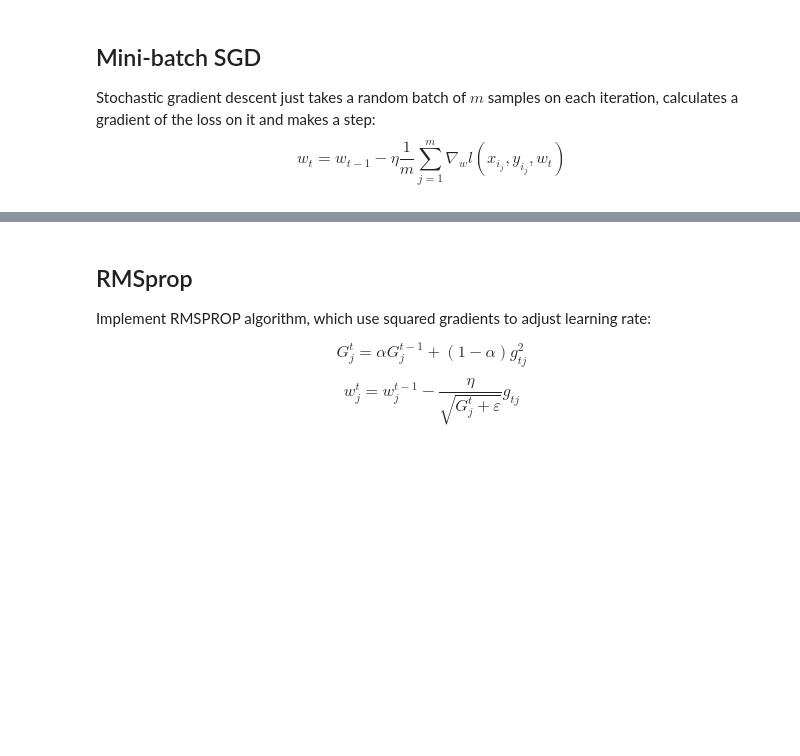
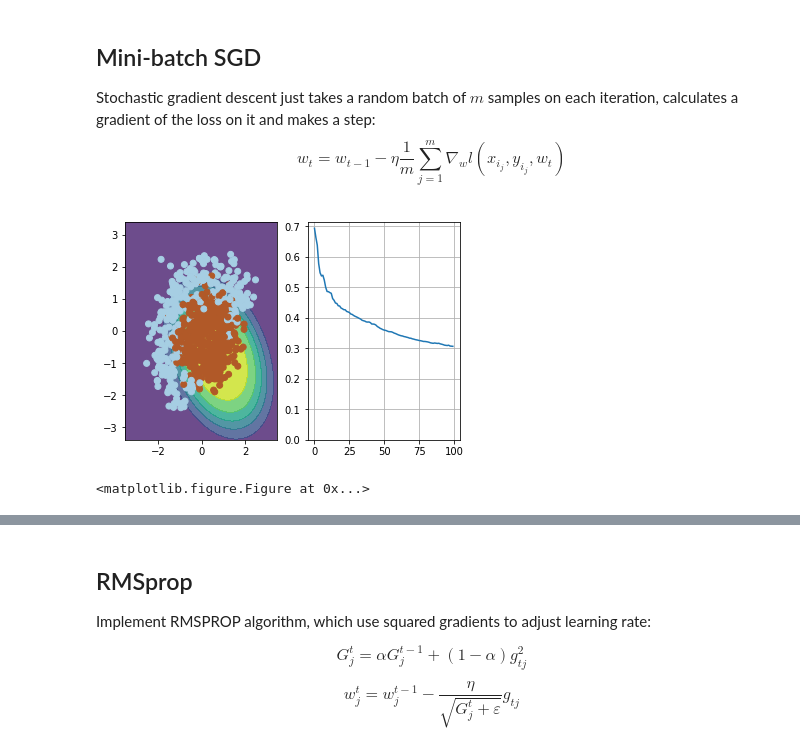
Before and after one commit to Ibn-mohey/Practice-Machine-Learning-with-Courses, a Jupyter notebook: AML/C1.Introduction to Deep Learning/week01_pa.ipynb, the cells around one changed output, grey strips where cells are left out. Drawn from its saved outputs; the diff is of its cells as text; code cells hidden in the pictures; blank space fills up the shorter version.

```diff
--- a/AML/C1.Introduction to Deep Learning/week01_pa.ipynb
+++ b/AML/C1.Introduction to Deep Learning/week01_pa.ipynb
@@ -51,7 +53,12 @@ def expand(X):
     """
     X_expanded = np.zeros((X.shape[0], 6))
 
-    # TODO:<your code here>
+
+    X_expanded[:,0], X_expanded[:,1] = X[:,0],X[:,1]
+    X_expanded[:,2], X_expanded[:,3]= X[:,0]**2, X[:,1]**2
+    X_expanded[:,4], X_expanded[:,5] = X[:,0]*X[:,1], np.ones(X.shape[0])
+
+    return X_expanded
 # %%
 X_expanded = expand(X)
 # %% [markdown]
@@ -101,7 +110,11 @@ def probability(X, w):
     :returns: an array of predicted probabilities in [0,1] interval.
     """
 
-    # TODO:<your code here>
+    z = np.dot(X,w)
+
+    a = 1./(1+np.exp(-z))
+
+    return np.array(a)
 # %%
 dummy_weights = np.linspace(-1, 1, 6)
 ans_part1 = probability(X_expanded[:1, :], dummy_weights)[0]
@@ -124,7 +139,17 @@ def compute_loss(X, y, w):
     and weight vector w [6], compute scalar loss function L using formula above.
     Keep in mind that our loss is averaged over all samples (rows) in X.
     """
-    # TODO:<your code here>
+    l = X.shape[0]
+
+    a = probability(X, w)
+
+    cross_entropy = y*np.log(a) +(1-y)*np.log(1-a)
+    cost = -np.sum(cross_entropy)/float(l)
+
+    cost = np.squeeze(cost)      # To make sure your cost's shape is what we expect (e.g. this turns [[17]] into 17).
+    assert(cost.shape == ())
+
+    return cost
 # %%
 # use output of this cell to fill answer field
 ans_part2 = compute_loss(X_expanded, y, dummy_weights)
@@ -152,7 +179,13 @@ def compute_grad(X, y, w):
     Keep in mind that our loss is averaged over all samples (rows) in X.
     """
 
-    # TODO<your code here>
+    m = X.shape[0]
+    A = probability(X, w)
+    dZ = A - y
+    #cost = compute_loss(X, y, w)
+    dW = np.dot(dZ, X) / float(m)
+
+    return dW
 # %%
 # use output of this cell to fill answer field
 ans_part3 = np.linalg.norm(compute_grad(X_expanded, y, dummy_weights))
@@ -204,27 +241,31 @@ $$ w_t = w_{t-1} - \eta \dfrac{1}{m} \sum_{j=1}^m \nabla_w l(x_{i_j}, y_{i_j}, w
 # %%
 # please use np.random.seed(42), eta=0.1, n_iter=100 and batch_size=4 for deterministic results
 
 np.random.seed(42)
 w = np.array([0, 0, 0, 0, 0, 1])
 
 eta= 0.1 # learning rate
 
 n_iter = 100
 batch_size = 4
 loss = np.zeros(n_iter)
 plt.figure(figsize=(12, 5))
 
 for i in range(n_iter):
     ind = np.random.choice(X_expanded.shape[0], batch_size)
     loss[i] = compute_loss(X_expanded, y, w)
     if i % 10 == 0:
         visualize(X_expanded[ind, :], y[ind], w, loss)
 
     # Keep in mind that compute_grad already does averaging over batch for you!
-    # TODO:<your code here>
+    dW = compute_grad(X_expanded[ind, :], y[ind], w)
+    w = w - eta * dW
 
 visualize(X, y, w, loss)
 plt.clf()
+# %% [output]
+[figure, added]
+<matplotlib.figure.Figure at 0x...>
 # %%
 # use output of this cell to fill answer field
 
```
Also changed, not shown: parts of 13 cells of this notebook.
